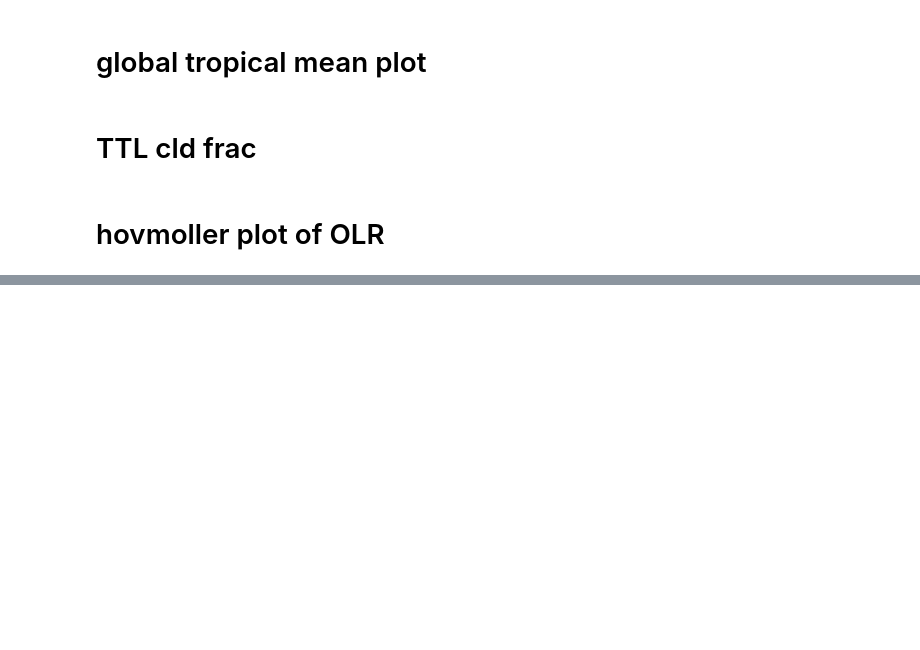
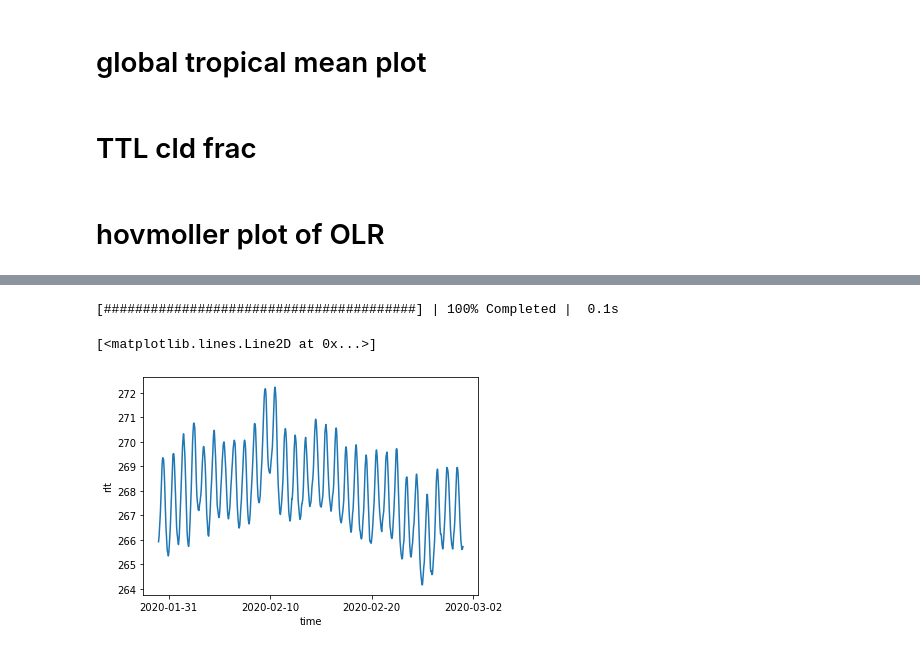
Before and after one commit to smturbev/dyamond2, a Jupyter notebook: python_scripts/global_tropics_mean.ipynb, the cells around one changed output, grey strips where cells are left out. Cells and saved outputs as stored; diff of their text form; code cells hidden in the pictures; blank space fills up the shorter version.

```diff
--- a/python_scripts/global_tropics_mean.ipynb
+++ b/python_scripts/global_tropics_mean.ipynb
@@ -268,23 +268,21 @@ plt.show()
 if var=="rlt":
     models = ["SCREAMr1deg", "SAMr1deg", "ARPr1deg", "ICONr1deg"]
     models1= ["UM", "GEOSr1deg", "SHiELDr1deg"]
-    da = xr.open_dataset(ap.get_mermean_file("CERES","GT","rad_toa_1hm_JFM")).adj_atmos_lw_up_all_toa_1hm.mean(dim="time")
-    mod = {"CERES 1HM":da}
-    print(da.shape)
-
+    # da = xr.open_dataset(ap.get_mermean_file("CERES","GT","rad_toa_1hm_JFM")).adj_atmos_lw_up_all_toa_1hm.mean(dim="time")
+    # mod = {"CERES 1HM":da}
+    # print(da.shape)
+    mod={"obs":None}
     chunk_dict = {"lat":100, "lon":100, "latitude":100, "longitude":100}
 
     for m in models:
         dmod = xr.open_dataset(ap.get_mermean_file(m, "GT", var), chunks=chunk_dict)[var]
         print(m, dmod.shape)
-        if m[:3]=="ARP":
-            dmod=-dmod/900
+        # if m[:3]=="ARP":
+        #     dmod=-dmod/900
+        if m[:2]=="IC":
+            dmod = -dmod.where(dmod.time.dt.hour!=0)
         mod[m] = dmod
     for m in models1:
         dmod = xr.open_dataset(ap.get_mermean_file(m, "GT", var1), chunks=chunk_dict)[var1]
         print(m, dmod.shape)
-        if m[:2]=="UM":
-            dam = da.interp({"lon":dmod.longitude.values, "lat":dmod.latitude.values})
-        else:
-            dam = da.interp({"lon":dmod.lon, "lat":dmod.lat})
         mod[m] = dmod
@@ -363,0 +374,6 @@ plt.show()
+# %%
+mod["SCREAMr1deg"].mean(axis=(1,2)).plot()
+# %% [output]
+[########################################] | 100% Completed |  0.1s
+[<matplotlib.lines.Line2D at 0x...>]
+[figure, added]
```
Also changed, not shown: parts of 4 cells of this notebook, 15 other files.
